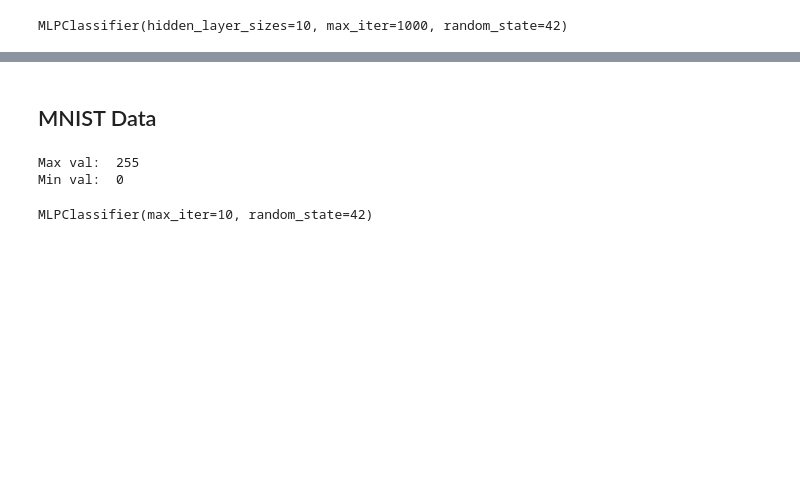
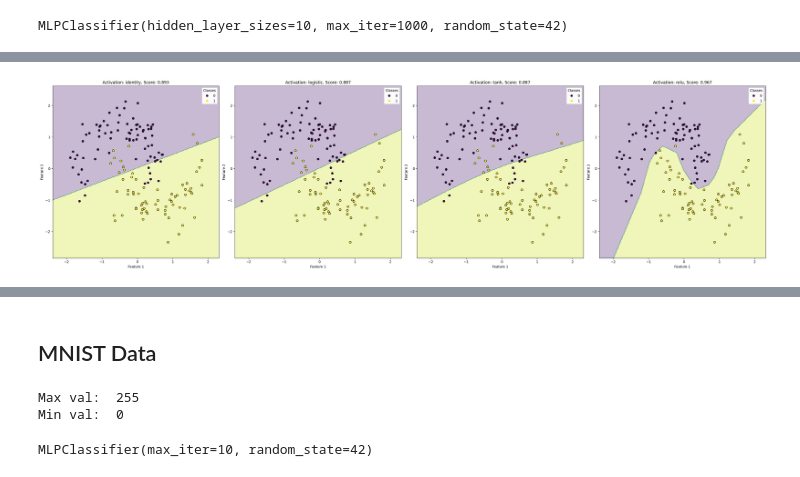
Before and after one commit to rhodes-byu/cs-stat-180, a Jupyter notebook: notebooks/17-mlp-demo.ipynb, the cells around one changed output, grey strips where cells are left out. Drawn from its saved outputs; the diff is of its cells as text; code cells hidden in the pictures; blank space fills up the shorter version.

```diff
--- a/notebooks/17-mlp-demo.ipynb
+++ b/notebooks/17-mlp-demo.ipynb
@@ -99,0 +131,22 @@ plt.show()
+# %%
+activations = ['identity', 'logistic', 'tanh', 'relu']
+# %%
+models = {}
+scores = {}
+for activation in activations:
+    mlp = MLPClassifier(hidden_layer_sizes=(10), max_iter=1000, activation=activation, random_state=42)
+    mlp.fit(X_train, y_train)
+    models[activation] = mlp
+    scores[activation] = mlp.score(X_val, y_val)
+# %%
+fig, ax = plt.subplots(1, 4, figsize=(30, 8))
+
+for i, (activation, model) in enumerate(models.items()):
+    score = scores[activation]
+    plot_decision_boundary(model, X_test, y_test, ax[i])
+    ax[i].set_title(f"Activation: {activation}, Score: {np.round(score, 3)}")  # Set title after plotting
+    ax[i].set_xlabel("Feature 1")
+    ax[i].set_ylabel("Feature 2")
+plt.tight_layout()
+# %% [output]
+[figure, added]
```
Also changed, not shown: parts of 40 cells of this notebook.
